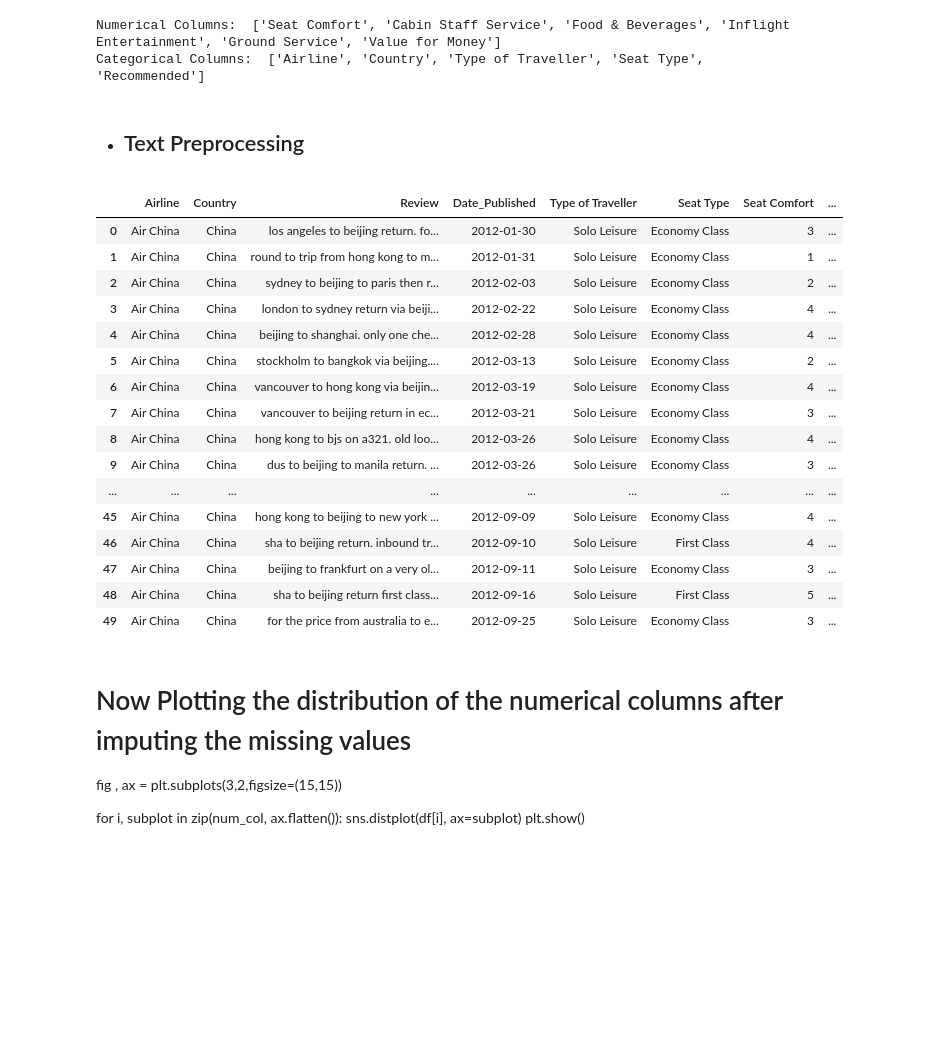
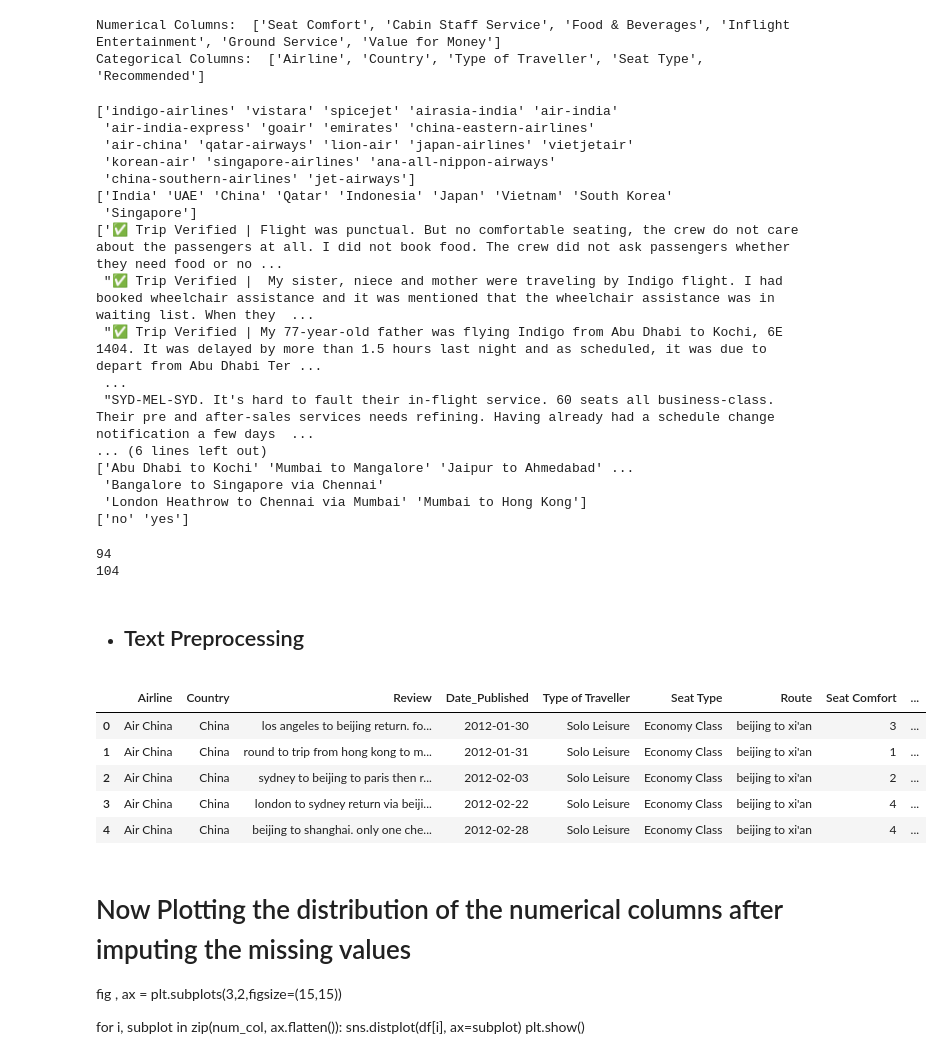
Before and after one commit to 1422-samu/Airline-Review-Sentiment-Analysis, a Jupyter notebook: Airline Data Preparation.ipynb, the cells around one changed output. Saved outputs shown, nothing was run; the diff lists cells and outputs as text; code cells hidden in the pictures; blank space fills up the shorter version.

```diff
--- a/Airline Data Preparation.ipynb
+++ b/Airline Data Preparation.ipynb
@@ -103,6 +102,28 @@ print('Categorical Columns: ',cat_col)
 # %% [output]
 Numerical Columns:  ['Seat Comfort', 'Cabin Staff Service', 'Food & Beverages', 'Inflight Entertainment', 'Ground Service', 'Value for Money']
 Categorical Columns:  ['Airline', 'Country', 'Type of Traveller', 'Seat Type', 'Recommended']
+# %%
+for i in obj_col:
+        # Print all the unique values in the column
+        print(df[i].unique())
+# %% [output]
+['indigo-airlines' 'vistara' 'spicejet' 'airasia-india' 'air-india'
+ 'air-india-express' 'goair' 'emirates' 'china-eastern-airlines'
+ 'air-china' 'qatar-airways' 'lion-air' 'japan-airlines' 'vietjetair'
+ 'korean-air' 'singapore-airlines' 'ana-all-nippon-airways'
+ 'china-southern-airlines' 'jet-airways']
+['India' 'UAE' 'China' 'Qatar' 'Indonesia' 'Japan' 'Vietnam' 'South Korea'
+ 'Singapore']
+['✅ Trip Verified | Flight was punctual. But no comfortable seating, the crew do not care about the passengers at all. I did not book food. The crew did not ask passengers whether they need food or no ...
+ "✅ Trip Verified |  My sister, niece and mother were traveling by Indigo flight. I had booked wheelchair assistance and it was mentioned that the wheelchair assistance was in waiting list. When they  ...
+ "✅ Trip Verified | My 77-year-old father was flying Indigo from Abu Dhabi to Kochi, 6E 1404. It was delayed by more than 1.5 hours last night and as scheduled, it was due to depart from Abu Dhabi Ter ...
+ ...
+ "SYD-MEL-SYD. It's hard to fault their in-flight service. 60 seats all business-class. Their pre and after-sales services needs refining. Having already had a schedule change notification a few days  ...
+... (6 lines left out)
+['Abu Dhabi to Kochi' 'Mumbai to Mangalore' 'Jaipur to Ahmedabad' ...
+ 'Bangalore to Singapore via Chennai'
+ 'London Heathrow to Chennai via Mumbai' 'Mumbai to Hong Kong']
+['no' 'yes']
 # %%
 # Imputing the missing values in the numerical columns with mode using simple imputer
 from sklearn.impute import KNNImputer
@@ -179,7 +200,7 @@ def cleanse_data(df):
     df['Airline'] = df['Airline'].apply(lambda x: re.sub(r'-',' ',x))
     df['Airline'] = df['Airline'].str.title()
 
-    df.drop(['Route'],axis=1,inplace=True)
+    # df.drop(['Route'],axis=1,inplace=True)
 
     df.reset_index(drop=True,inplace=True)
 
@@ -190,24 +211,20 @@ def cleanse_data(df):
     df['Origin'] = df['Origin'].str.title()
     df['Destination'] = df['Destination'].str.title()
 
-    # Mapping the Origin and Destination columns to their respective countries without map function
+    # # Mapping the Origin and Destination columns to their respective countries without map function
 
-    df['Origin'] = df['Origin'].apply(lambda x: origin_mapping[x] if x in origin_mapping.keys() else x)
-    df['Destination'] = df['Destination'].apply(lambda x: destination_mapping[x] if x in destination_mapping.keys() else x)
-
-    # Capitalizing the first letter of the Origin and Destination columns
-
-    df['Origin'] = df['Origin'].str.title()
-    df['Destination'] = df['Destination'].str.title()
-
-    # Mapping the Origin and Destination columns to their respective countries without map function
-    df['Origin_Country'] = df['Origin'].apply(lambda x: origin_to_country[x] if x in origin_to_country.keys() else x)
-    df['Destination_Country'] = df['Destination'].apply(lambda x: destination_to_country[x] if x in destination_to_country.keys() else x)
-
+    df['Origin'] = df['Origin'].apply(lambda x: origin_loc_mapping[x] if x in origin_loc_mapping.keys() else x)
+    df['Destination'] = df['Destination'].apply(lambda x: dest_loc_mapping[x] if x in dest_loc_mapping.keys() else x)
 
     return df
 
 df = cleanse_data(df)
+# %%
+print(df['Origin'].nunique())
+print(df['Destination'].nunique())
+# %% [output]
+94
+104
 # %% [markdown]
 * ## Text Preprocessing
 # %%
@@ -297,25 +314,14 @@ def text_preprocess(text):
 
 df['Review'] = df['Review'].apply(lambda x: text_preprocess(x))
 # %%
-df.head(50)
+df.head()
 # %% [output]
-|  | Airline | Country | Review | Date_Published | Type of Traveller | Seat Type | Seat Comfort | ... |
-| 0 | Air China | China | los angeles to beijing return. fo... | 2012-01-30 | Solo Leisure | Economy Class | 3 | ... |
-| 1 | Air China | China | round to trip from hong kong to m... | 2012-01-31 | Solo Leisure | Economy Class | 1 | ... |
-| 2 | Air China | China | sydney to beijing to paris then r... | 2012-02-03 | Solo Leisure | Economy Class | 2 | ... |
-| 3 | Air China | China | london to sydney return via beiji... | 2012-02-22 | Solo Leisure | Economy Class | 4 | ... |
-| 4 | Air China | China | beijing to shanghai. only one che... | 2012-02-28 | Solo Leisure | Economy Class | 4 | ... |
-| 5 | Air China | China | stockholm to bangkok via beijing.... | 2012-03-13 | Solo Leisure | Economy Class | 2 | ... |
-| 6 | Air China | China | vancouver to hong kong via beijin... | 2012-03-19 | Solo Leisure | Economy Class | 4 | ... |
-| 7 | Air China | China | vancouver to beijing return in ec... | 2012-03-21 | Solo Leisure | Economy Class | 3 | ... |
-| 8 | Air China | China | hong kong to bjs on a321. old loo... | 2012-03-26 | Solo Leisure | Economy Class | 4 | ... |
-| 9 | Air China | China | dus to beijing to manila return. ... | 2012-03-26 | Solo Leisure | Economy Class | 3 | ... |
-| ... | ... | ... | ... | ... | ... | ... | ... | ... |
-| 45 | Air China | China | hong kong to beijing to new york ... | 2012-09-09 | Solo Leisure | Economy Class | 4 | ... |
-| 46 | Air China | China | sha to beijing return. inbound tr... | 2012-09-10 | Solo Leisure | First Class | 4 | ... |
-| 47 | Air China | China | beijing to frankfurt on a very ol... | 2012-09-11 | Solo Leisure | Economy Class | 3 | ... |
-| 48 | Air China | China | sha to beijing return first class... | 2012-09-16 | Solo Leisure | First Class | 5 | ... |
-| 49 | Air China | China | for the price from australia to e... | 2012-09-25 | Solo Leisure | Economy Class | 3 | ... |
+|  | Airline | Country | Review | Date_Published | Type of Traveller | Seat Type | Route | Seat Comfort | ... |
+| 0 | Air China | China | los angeles to beijing return. fo... | 2012-01-30 | Solo Leisure | Economy Class | beijing to xi'an | 3 | ... |
+| 1 | Air China | China | round to trip from hong kong to m... | 2012-01-31 | Solo Leisure | Economy Class | beijing to xi'an | 1 | ... |
+| 2 | Air China | China | sydney to beijing to paris then r... | 2012-02-03 | Solo Leisure | Economy Class | beijing to xi'an | 2 | ... |
+| 3 | Air China | China | london to sydney return via beiji... | 2012-02-22 | Solo Leisure | Economy Class | beijing to xi'an | 4 | ... |
+| 4 | Air China | China | beijing to shanghai. only one che... | 2012-02-28 | Solo Leisure | Economy Class | beijing to xi'an | 4 | ... |
 # %% [markdown]
 # Now Plotting the distribution of the numerical columns after imputing the missing values
 
```
Also changed, not shown: parts of 2 cells of this notebook, 1 other file.
